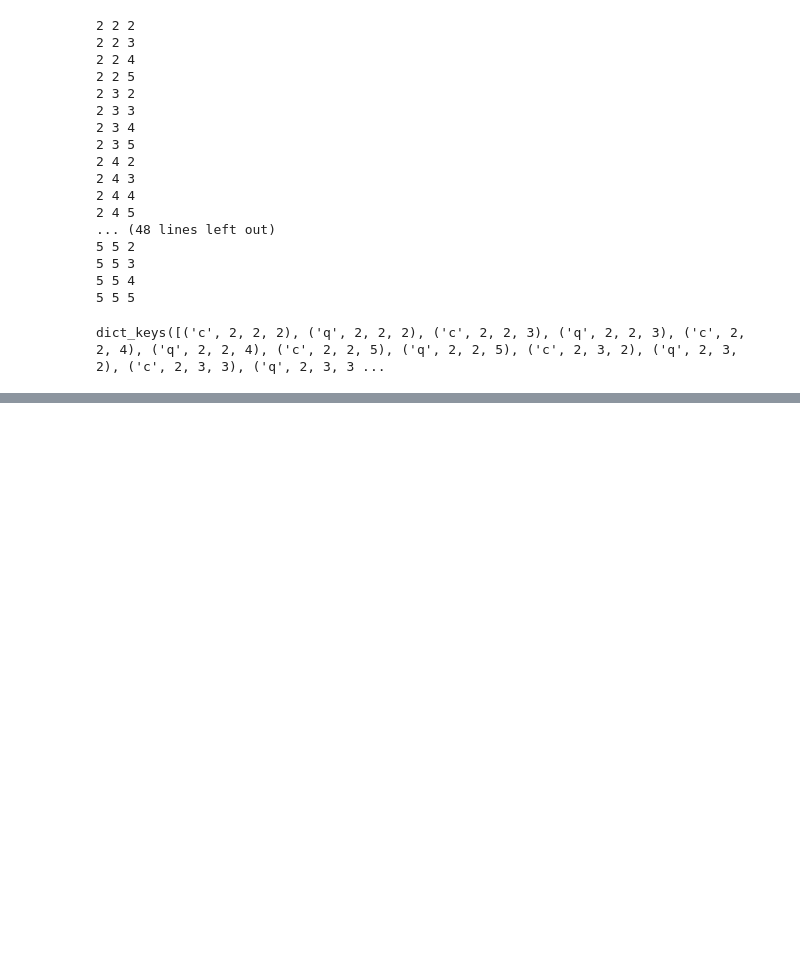
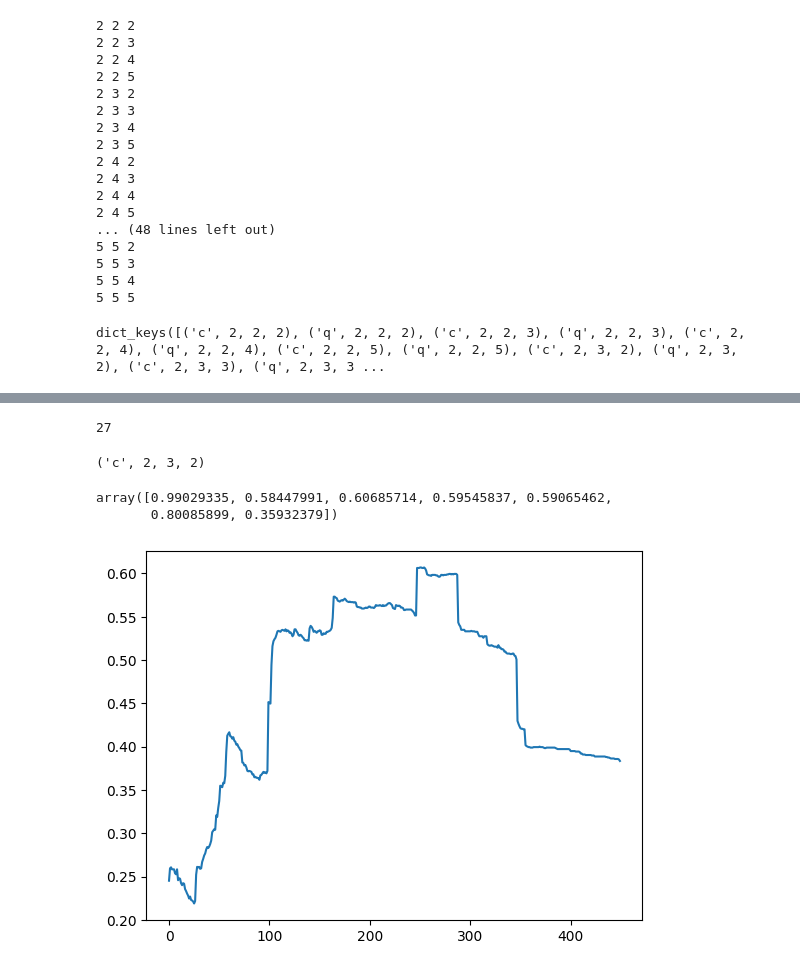
Before and after one commit to Mjh9122/fraud_detection, a Jupyter notebook: local_oultier_k_selection.ipynb, the cells around one changed output, grey strips where cells are left out. Drawn from its saved outputs; the diff is of its cells as text; code cells hidden in the pictures; blank space fills up the shorter version.

```diff
--- a/local_oultier_k_selection.ipynb
+++ b/local_oultier_k_selection.ipynb
@@ -59,8 +61,13 @@ for bin_merchant in range(2, 6):
             if c_cut_category.isna().sum().sum() > 0 or q_cut_category.isna().sum().sum() > 0:
                 print('AHHHHHHHHHHHHHHHHHHHHH', c_cut_category.isna().sum().sum(), q_cut_category.isna().sum().sum())
 
+
             q_cut_category.drop(columns = ['merchant', 'customer', 'category'], inplace=True)
             c_cut_category.drop(columns = ['merchant', 'customer', 'category'], inplace=True)
+
+            MMscaler = MinMaxScaler()
+            q_cut_category = MMscaler.fit_transform(q_cut_category)
+            c_cut_category = MMscaler.fit_transform(c_cut_category)
 
             datasets[('c', bin_merchant, bin_customer, bin_category)] = c_cut_category
             datasets[('q', bin_merchant, bin_customer, bin_category)] = q_cut_category
@@ -121,0 +140,24 @@ KeyboardInterrupt:
+# %%
+np.argmax(scores[:, :, 6].max(axis=0), axis = 0)
+# %% [output]
+27
+# %%
+keys[8]
+# %% [output]
+('c', 2, 3, 2)
+# %%
+scores[8, 27, :]
+# %% [output]
+array([0.99029335, 0.58447991, 0.60685714, 0.59545837, 0.59065462,
+       0.80085899, 0.35932379])
+# %%
+best_data = datasets[('c', 2, 3, 2)]
+best_scores = []
+for k in tqdm(range(50, 500)):
+    best_scores.append(build_lof(best_data, k))
+    clear_output(True)
+    recall_values = [x[2] for x in best_scores]
+    sns.lineplot(recall_values, legend=False)
+    plt.show()
+# %% [output]
+[figure, added]
```
Also changed, not shown: parts of 7 cells of this notebook, 52 other files.
